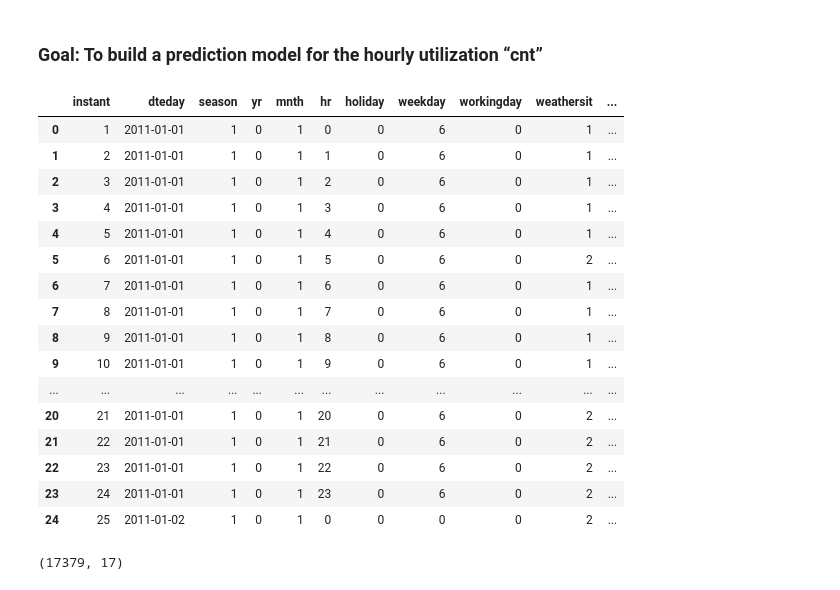
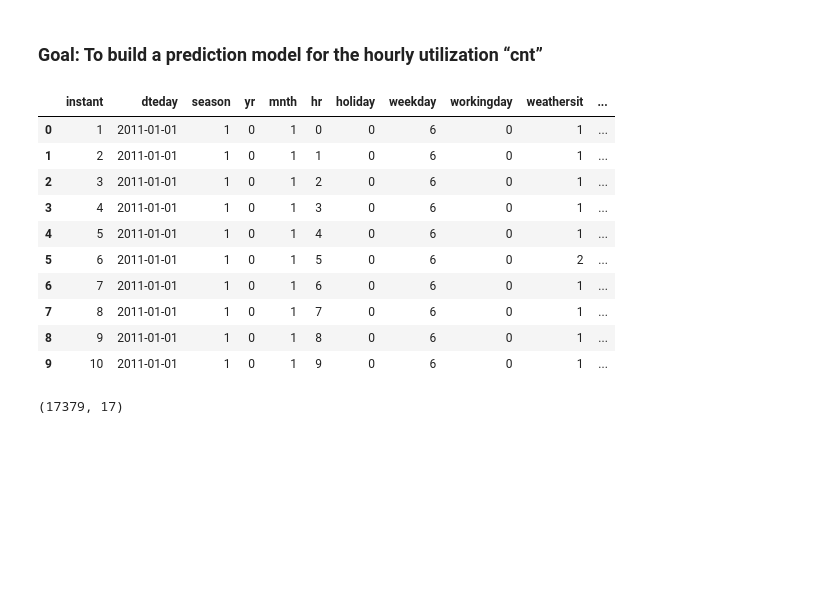
Before and after one commit to mrStasSmirnoff/Data_Science_Projects, a Jupyter notebook: Bike_Sharing/Bike_Sharing_Prediction.ipynb, the cells around one changed output. Drawn from its saved outputs; the diff is of its cells as text; code cells hidden in the pictures; blank space fills up the shorter version.

```diff
--- a/Bike_Sharing/Bike_Sharing_Prediction.ipynb
+++ b/Bike_Sharing/Bike_Sharing_Prediction.ipynb
@@ -114,24 +126,18 @@ from sklearn.linear_model import Lasso, LassoCV
 # %%
 df_hour = pd.read_csv('../Bike_Sharing/hour.csv')
-df_hour.head(25)
+df_hour.head(10)
 # %% [output]
 |  | instant | dteday | season | yr | mnth | hr | holiday | weekday | workingday | weathersit | ... |
 | 0 | 1 | 2011-01-01 | 1 | 0 | 1 | 0 | 0 | 6 | 0 | 1 | ... |
 | 1 | 2 | 2011-01-01 | 1 | 0 | 1 | 1 | 0 | 6 | 0 | 1 | ... |
 | 2 | 3 | 2011-01-01 | 1 | 0 | 1 | 2 | 0 | 6 | 0 | 1 | ... |
 | 3 | 4 | 2011-01-01 | 1 | 0 | 1 | 3 | 0 | 6 | 0 | 1 | ... |
 | 4 | 5 | 2011-01-01 | 1 | 0 | 1 | 4 | 0 | 6 | 0 | 1 | ... |
 | 5 | 6 | 2011-01-01 | 1 | 0 | 1 | 5 | 0 | 6 | 0 | 2 | ... |
 | 6 | 7 | 2011-01-01 | 1 | 0 | 1 | 6 | 0 | 6 | 0 | 1 | ... |
 | 7 | 8 | 2011-01-01 | 1 | 0 | 1 | 7 | 0 | 6 | 0 | 1 | ... |
 | 8 | 9 | 2011-01-01 | 1 | 0 | 1 | 8 | 0 | 6 | 0 | 1 | ... |
 | 9 | 10 | 2011-01-01 | 1 | 0 | 1 | 9 | 0 | 6 | 0 | 1 | ... |
-| ... | ... | ... | ... | ... | ... | ... | ... | ... | ... | ... | ... |
-| 20 | 21 | 2011-01-01 | 1 | 0 | 1 | 20 | 0 | 6 | 0 | 2 | ... |
-| 21 | 22 | 2011-01-01 | 1 | 0 | 1 | 21 | 0 | 6 | 0 | 2 | ... |
-| 22 | 23 | 2011-01-01 | 1 | 0 | 1 | 22 | 0 | 6 | 0 | 2 | ... |
-| 23 | 24 | 2011-01-01 | 1 | 0 | 1 | 23 | 0 | 6 | 0 | 2 | ... |
-| 24 | 25 | 2011-01-02 | 1 | 0 | 1 | 0 | 0 | 0 | 0 | 2 | ... |
 # %%
 # We have around 17300 of samples
 
```
Also changed, not shown: parts of 62 cells of this notebook.
